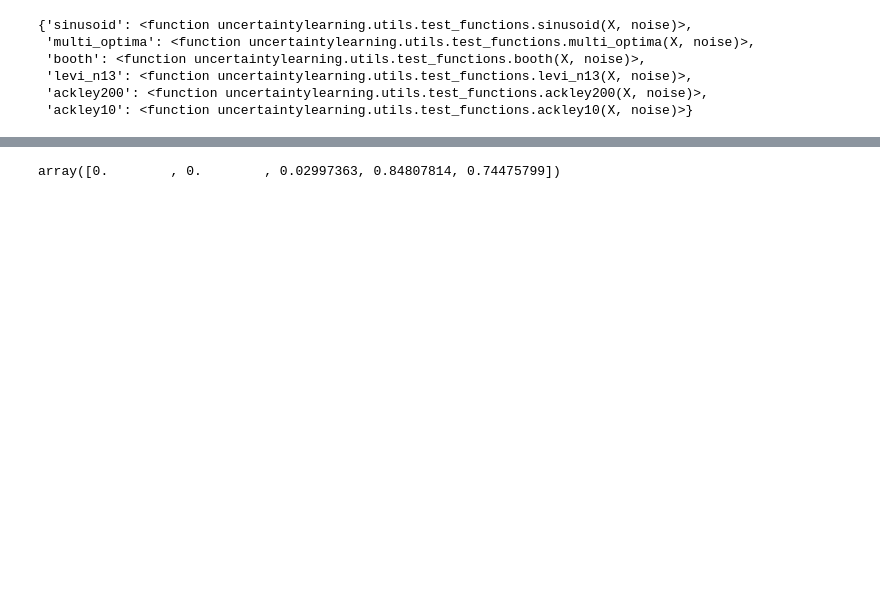
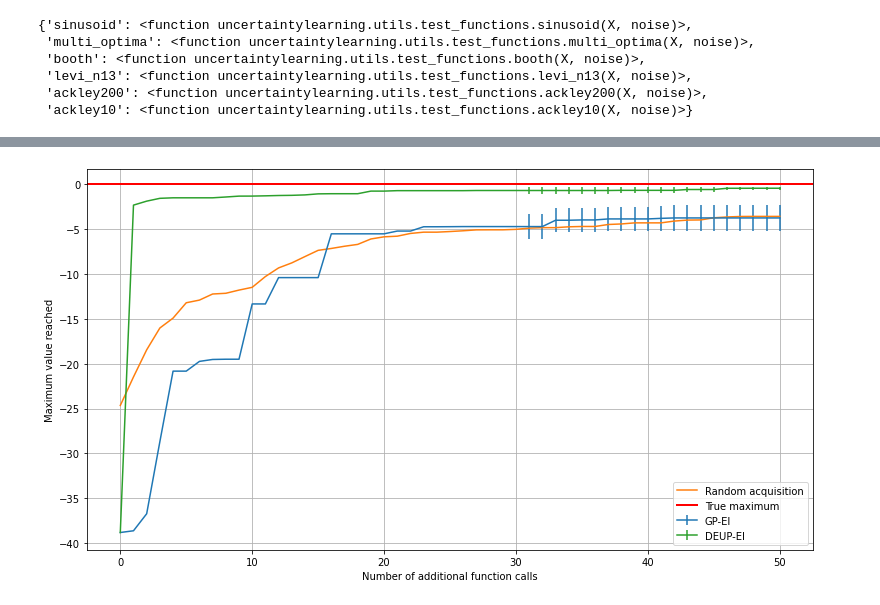
Before and after one commit to MJ10/DEUP, a Jupyter notebook: notebooks/paperfigures.ipynb, the cells around one changed output, grey strips where cells are left out. Cells and saved outputs as stored; diff of their text form; code cells hidden in the pictures; blank space fills up the shorter version.

```diff
--- a/notebooks/paperfigures.ipynb
+++ b/notebooks/paperfigures.ipynb
@@ -75,0 +100,8 @@ plt.savefig('figs/multioptima_results.pdf')
+# %%
+fct_name = 'levi_n13'
+fct = functions[fct_name]
+dim, bounds = boundsx[fct_name]
+noise = 0
+f = lambda x: fct(x, 0)
+results = pickle.load(open('pickles/levi_n13_large.pkl', 'rb'))
+n_steps = 50
@@ -76,18 +115,14 @@ plt.savefig('figs/multioptima_results.pdf')
 # %%
-fig, axes = plt.subplots(1, 2, figsize = (10, 5))
-axes[0].plot(x, f(x).squeeze())
-axes[0].set_xlabel('x')
-axes[0].set_ylabel('f(x)')
-axes[0].grid()
-axes[1].errorbar(range(1 + n_steps), results['gp'].mean(0), results['gp'].std(0) * (np.arange(51) > 30), label='GP-EI')
-axes[1].errorbar(range(1 + n_steps), results['gpdeup'].mean(0), results['gpdeup'].std(0) * (np.arange(51) > 30), label='DEUP-EI')
-axes[1].plot(np.linspace())
-axes[1].legend()
-axes[1].set_xlabel("Number of additional function calls")
-axes[1].set_ylabel("Maximum value reached")
-axes[1].grid()
-plt.savefig('figs/multioptima_results.pdf').
+plt.figure(figsize = (13, 7))
+plt.errorbar(range(1 + n_steps), results['gp'].mean(0), results['gp'].std(0) * (np.arange(51) > 30) / np.sqrt(5), label='GP-EI')
+plt.plot(range(1 + n_steps), random_acq.mean(0), label='Random acquisition')
+plt.errorbar(range(1 + n_steps), results['gpdeup'].mean(0), results['gpdeup'].std(0) * (np.arange(51) > 30) / np.sqrt(5), label='DEUP-EI')
+plt.axhline(0, linewidth=2, color='r', label='True maximum')
+plt.legend()
+plt.grid()
+plt.xlabel("Number of additional function calls")
+plt.ylabel("Maximum value reached")
+plt.savefig('figs/levi_n13_results_appendix.pdf')
+plt.show()
+# %% [output]
+[figure, added]
-# %%
-x * (np.arange(len(x)) > 1)
-# %% [output]
-array([0.        , 0.        , 0.02997363, 0.84807814, 0.74475799])
```
Also changed, not shown: parts of 12 cells of this notebook, 8 other files.
